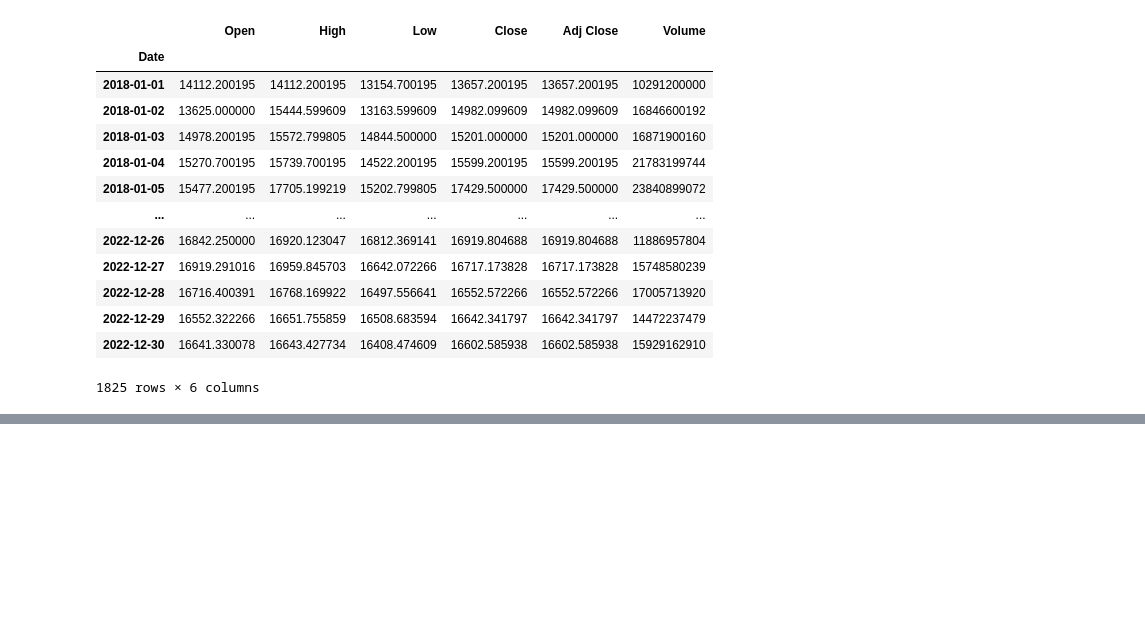
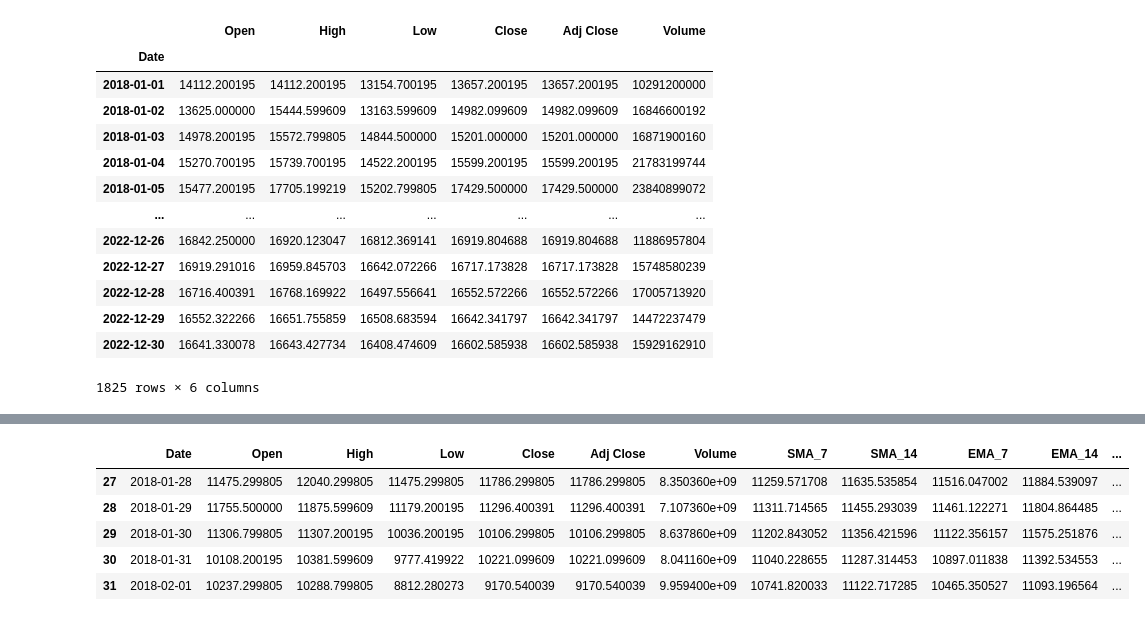
Before and after one commit to k1013726/Market-Sentiment-Analysis, a Jupyter notebook: Economic_Indicators/main.ipynb, the cells around one changed output, grey strips where cells are left out. Saved outputs shown, nothing was run; the diff lists cells and outputs as text; code cells hidden in the pictures; blank space fills up the shorter version.

```diff
--- a/Economic_Indicators/main.ipynb
+++ b/Economic_Indicators/main.ipynb
@@ -119,2 +119,20 @@ df_Indicators
 # %%
 df_Indicators.to_csv('BTC-Indicators.csv')
+# %%
+import pandas as pd
+from glob import glob
+
+files =['BTC-Indicators.csv','data\CionScore_final.csv']
+
+df = pd.concat((pd.read_csv(file) for file in files), axis='columns').drop(['Unnamed: 0','CoinDate'],axis=1)
+df= df.dropna()
+
+df.to_csv('data/BTC_final.csv')
+df.head()
+# %% [output]
+|  | Date | Open | High | Low | Close | Adj Close | Volume | SMA_7 | SMA_14 | EMA_7 | EMA_14 | ... |
+| 27 | 2018-01-28 | 11475.299805 | 12040.299805 | 11475.299805 | 11786.299805 | 11786.299805 | 8.350360e+09 | 11259.571708 | 11635.535854 | 11516.047002 | 11884.539097 | ... |
+| 28 | 2018-01-29 | 11755.500000 | 11875.599609 | 11179.200195 | 11296.400391 | 11296.400391 | 7.107360e+09 | 11311.714565 | 11455.293039 | 11461.122271 | 11804.864485 | ... |
+| 29 | 2018-01-30 | 11306.799805 | 11307.200195 | 10036.200195 | 10106.299805 | 10106.299805 | 8.637860e+09 | 11202.843052 | 11356.421596 | 11122.356157 | 11575.251876 | ... |
+| 30 | 2018-01-31 | 10108.200195 | 10381.599609 | 9777.419922 | 10221.099609 | 10221.099609 | 8.041160e+09 | 11040.228655 | 11287.314453 | 10897.011838 | 11392.534553 | ... |
+| 31 | 2018-02-01 | 10237.299805 | 10288.799805 | 8812.280273 | 9170.540039 | 9170.540039 | 9.959400e+09 | 10741.820033 | 11122.717285 | 10465.350527 | 11093.196564 | ... |
```
Also changed, not shown: parts of 1 cell of this notebook, 11 other files.
